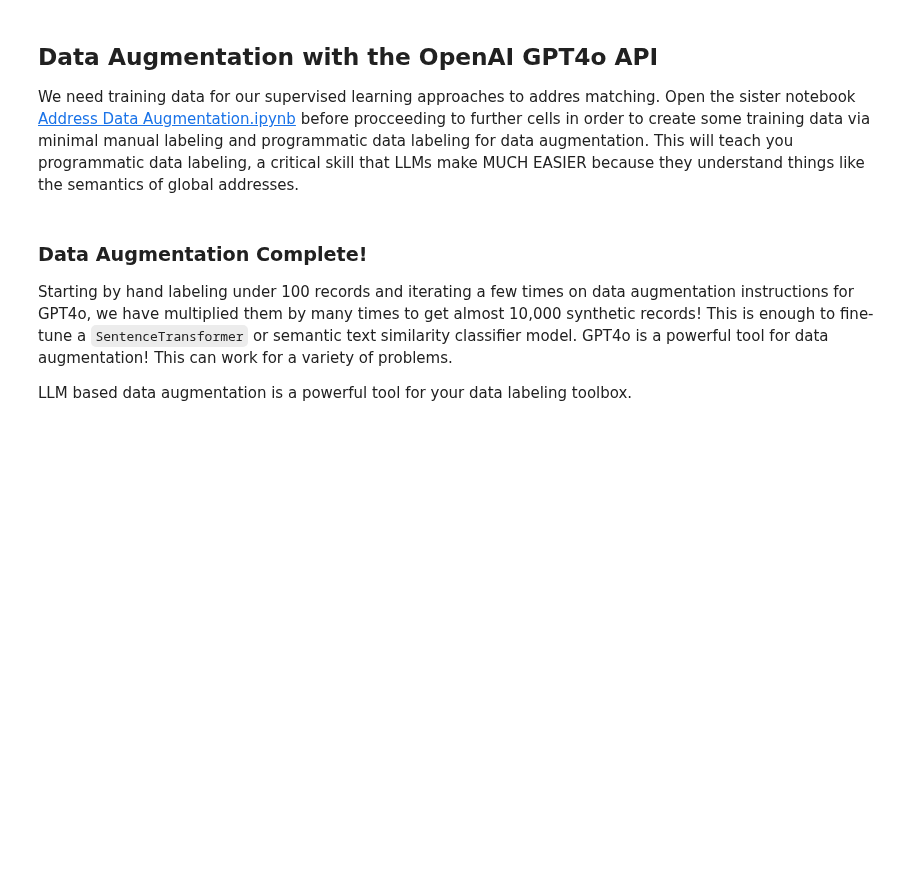
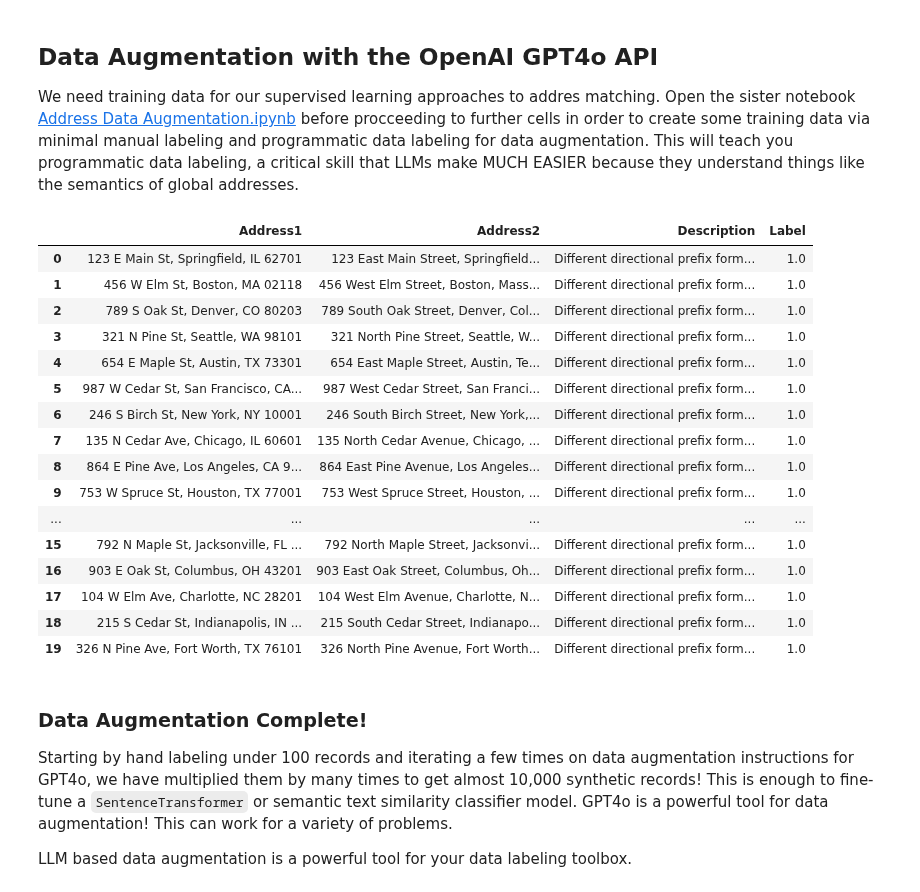
Before and after one commit to rjurney/libpostal-reborn, a Jupyter notebook: Address Matching Deep Dive.ipynb, the cells around one changed output. Saved outputs shown, nothing was run; the diff lists cells and outputs as text; code cells hidden in the pictures; blank space fills up the shorter version.

```diff
--- a/Address Matching Deep Dive.ipynb
+++ b/Address Matching Deep Dive.ipynb
@@ -265,9 +286,27 @@ We need training data for our supervised learning approaches to addres matching.
 gold_df = pd.read_csv("data/gold.csv")
 # %%
 # If you want to start from here and not run the data augmentation pipeline again...
-augment_results_df = pd.read_parquet("data/training.5.parquet")
+augment_results_df = pd.read_parquet("data/training.6.parquet")
 
 augment_results_df.head(20)
+# %% [output]
+|  | Address1 | Address2 | Description | Label |
+| 0 | 123 E Main St, Springfield, IL 62701 | 123 East Main Street, Springfield... | Different directional prefix form... | 1.0 |
+| 1 | 456 W Elm St, Boston, MA 02118 | 456 West Elm Street, Boston, Mass... | Different directional prefix form... | 1.0 |
+| 2 | 789 S Oak St, Denver, CO 80203 | 789 South Oak Street, Denver, Col... | Different directional prefix form... | 1.0 |
+| 3 | 321 N Pine St, Seattle, WA 98101 | 321 North Pine Street, Seattle, W... | Different directional prefix form... | 1.0 |
+| 4 | 654 E Maple St, Austin, TX 73301 | 654 East Maple Street, Austin, Te... | Different directional prefix form... | 1.0 |
+| 5 | 987 W Cedar St, San Francisco, CA... | 987 West Cedar Street, San Franci... | Different directional prefix form... | 1.0 |
+| 6 | 246 S Birch St, New York, NY 10001 | 246 South Birch Street, New York,... | Different directional prefix form... | 1.0 |
+| 7 | 135 N Cedar Ave, Chicago, IL 60601 | 135 North Cedar Avenue, Chicago, ... | Different directional prefix form... | 1.0 |
+| 8 | 864 E Pine Ave, Los Angeles, CA 9... | 864 East Pine Avenue, Los Angeles... | Different directional prefix form... | 1.0 |
+| 9 | 753 W Spruce St, Houston, TX 77001 | 753 West Spruce Street, Houston, ... | Different directional prefix form... | 1.0 |
+| ... | ... | ... | ... | ... |
+| 15 | 792 N Maple St, Jacksonville, FL ... | 792 North Maple Street, Jacksonvi... | Different directional prefix form... | 1.0 |
+| 16 | 903 E Oak St, Columbus, OH 43201 | 903 East Oak Street, Columbus, Oh... | Different directional prefix form... | 1.0 |
+| 17 | 104 W Elm Ave, Charlotte, NC 28201 | 104 West Elm Avenue, Charlotte, N... | Different directional prefix form... | 1.0 |
+| 18 | 215 S Cedar St, Indianapolis, IN ... | 215 South Cedar Street, Indianapo... | Different directional prefix form... | 1.0 |
+| 19 | 326 N Pine Ave, Fort Worth, TX 76101 | 326 North Pine Avenue, Fort Worth... | Different directional prefix form... | 1.0 |
 # %% [markdown]
 ### Data Augmentation Complete!
 
```
Also changed, not shown: parts of 72 cells of this notebook.
